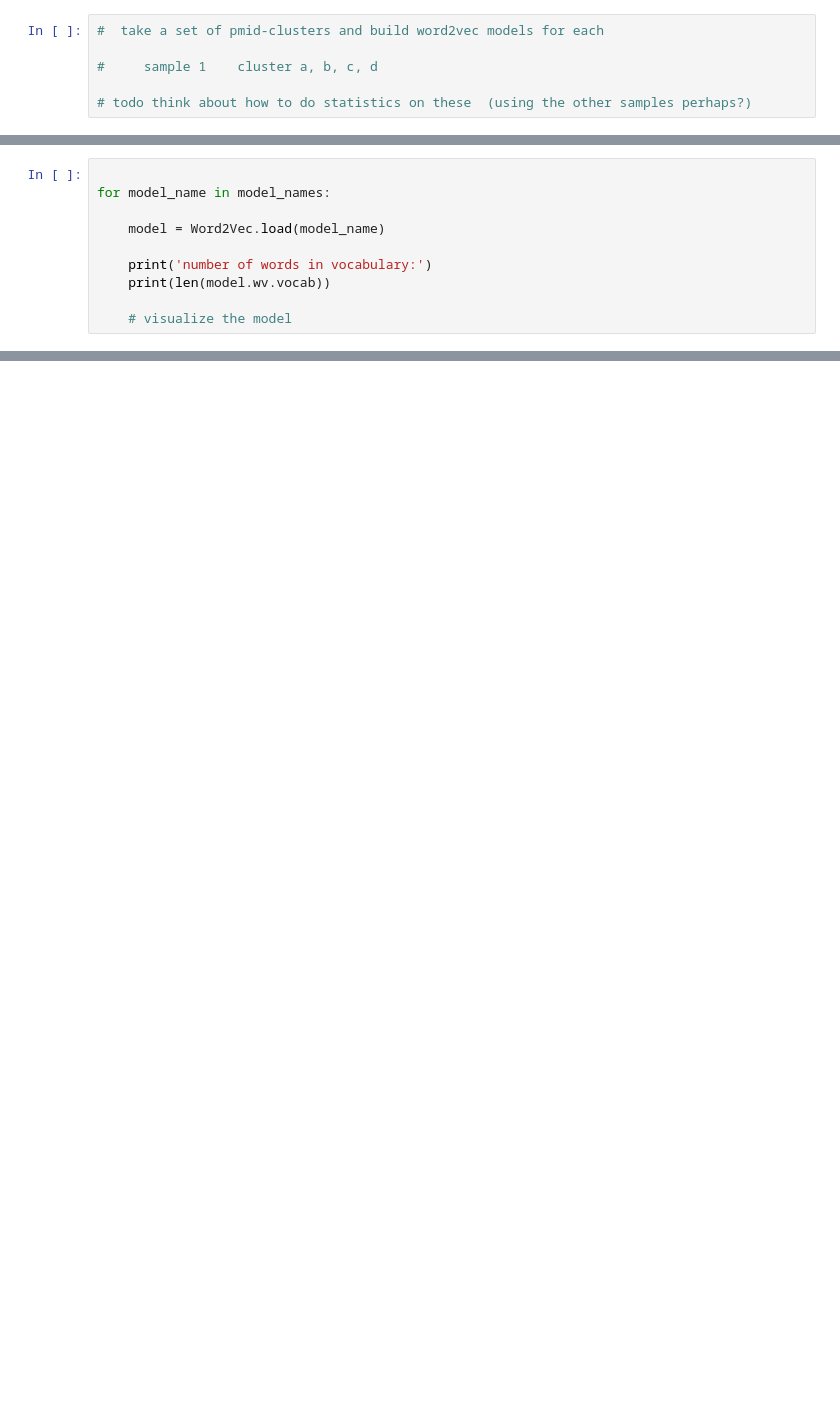
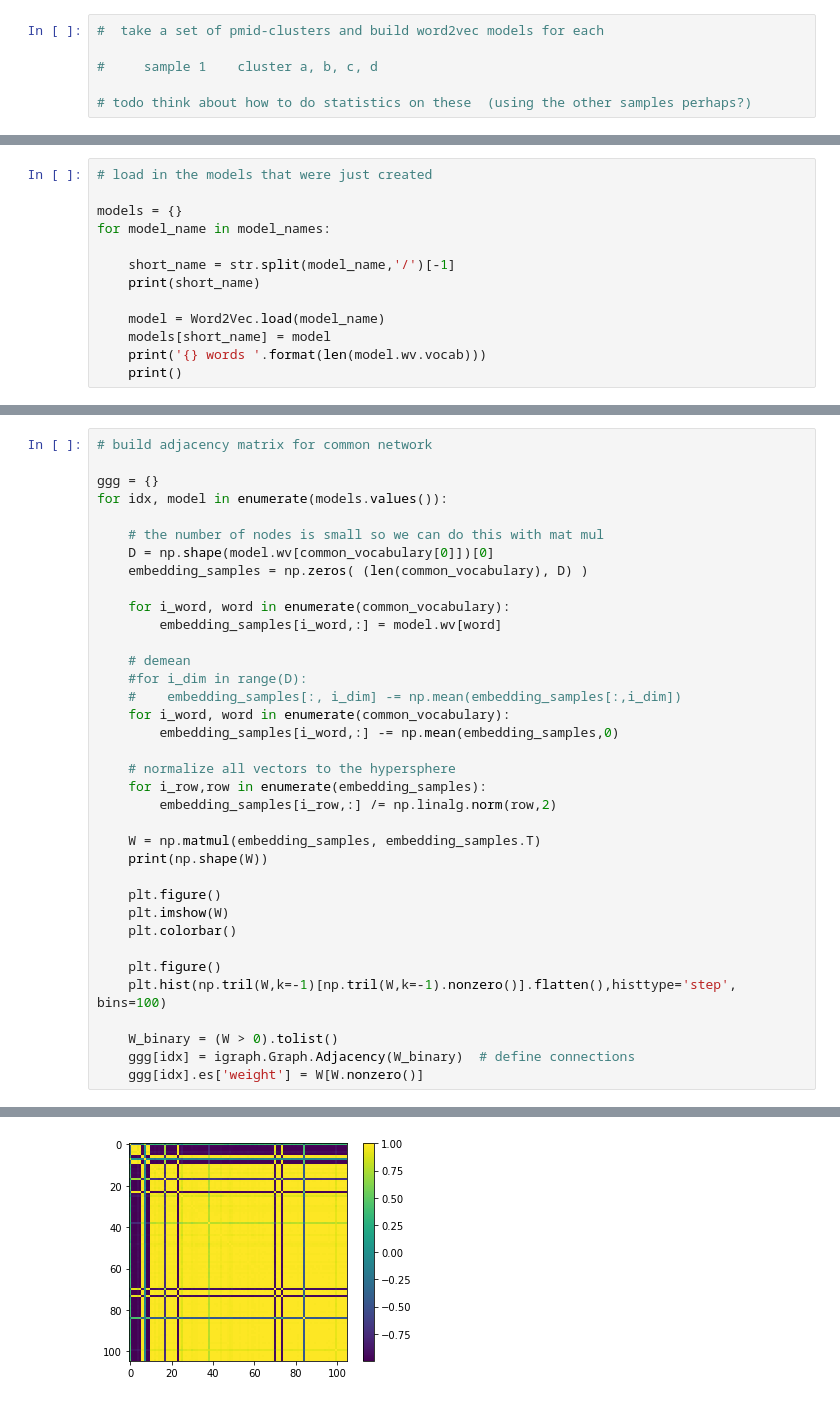
Before and after one commit to brendanchambers/attention_wildfires, a Jupyter notebook: research_dynamics/dynamics_v2/compare_worlds.ipynb, the cells around one changed output, grey strips where cells are left out. Drawn from its saved outputs; the diff is of its cells as text; blank space fills up the shorter version.

Commit message:
word worlds proto

```diff
--- a/research_dynamics/dynamics_v2/compare_worlds.ipynb
+++ b/research_dynamics/dynamics_v2/compare_worlds.ipynb
@@ -178,11 +78,14 @@ elapsed: 0.6199955940246582
 # %%
+# load in the models that were just created
 
+models = {}
 for model_name in model_names:
 
+    short_name = str.split(model_name,'/')[-1]
+    print(short_name)
+
     model = Word2Vec.load(model_name)
-
-    print('number of words in vocabulary:')
-    print(len(model.wv.vocab))
-
-    # visualize the model
+    models[short_name] = model
+    print('{} words '.format(len(model.wv.vocab)))
+    print()
 # %% [output]
@@ -196,0 +127,37 @@ number of words in vocabulary:
+# %%
+# build adjacency matrix for common network
+
+ggg = {}
+for idx, model in enumerate(models.values()):
+
+    # the number of nodes is small so we can do this with mat mul
+    D = np.shape(model.wv[common_vocabulary[0]])[0]
+    embedding_samples = np.zeros( (len(common_vocabulary), D) )
+
+    for i_word, word in enumerate(common_vocabulary):
+        embedding_samples[i_word,:] = model.wv[word]
+
+    # demean
+    #for i_dim in range(D):
+    #    embedding_samples[:, i_dim] -= np.mean(embedding_samples[:,i_dim])
+    for i_word, word in enumerate(common_vocabulary):
+        embedding_samples[i_word,:] -= np.mean(embedding_samples,0)
+
+    # normalize all vectors to the hypersphere
+    for i_row,row in enumerate(embedding_samples):
+        embedding_samples[i_row,:] /= np.linalg.norm(row,2)
+
+    W = np.matmul(embedding_samples, embedding_samples.T)
+    print(np.shape(W))
+
+    plt.figure()
+    plt.imshow(W)
+    plt.colorbar()
+
+    plt.figure()
+    plt.hist(np.tril(W,k=-1)[np.tril(W,k=-1).nonzero()].flatten(),histtype='step', bins=100)
+
+    W_binary = (W > 0).tolist()
+    ggg[idx] = igraph.Graph.Adjacency(W_binary)  # define connections
+    ggg[idx].es['weight'] = W[W.nonzero()]
+# %% [output]
@@ -196,0 +168 @@ number of words in vocabulary:
+[figure, added]
```
Also changed, not shown: parts of 15 cells of this notebook, 2 other files.
